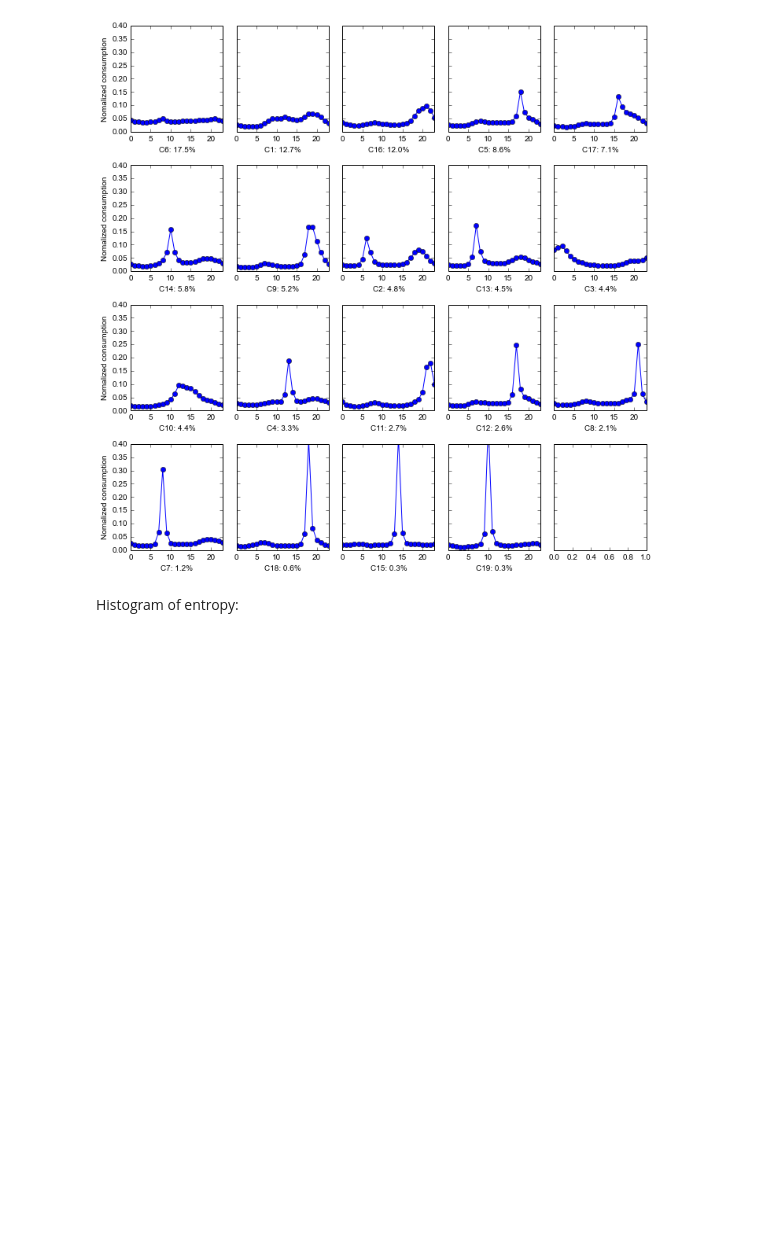
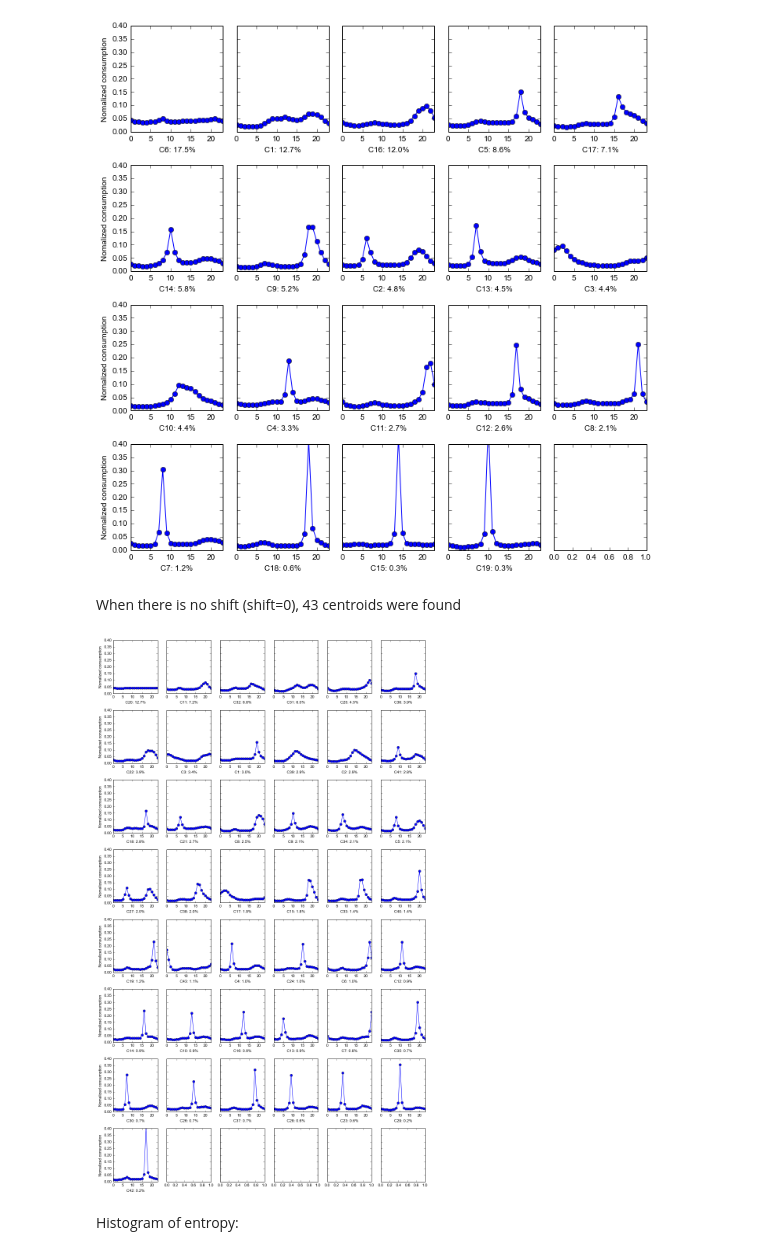
Before and after one commit to xiufengliu/SmartMeterDataAnalytics, a Jupyter notebook: experiments/clustering/Figures.ipynb, the cells around one changed output. Cells and saved outputs as stored; diff of their text form; code cells hidden in the pictures; blank space fills up the shorter version.

```diff
--- a/experiments/clustering/Figures.ipynb
+++ b/experiments/clustering/Figures.ipynb
@@ -167,6 +161,12 @@ data.centroidCount.plot.kde()
 plot_centroids("au_centroid.csv", 4, 5, 0.4)
 # %% [output]
 [figure]
+# %% [markdown]
+When there is no shift (shift=0), 43 centroids were found
+# %%
+plot_centroids("au_centroid_0.csv", 8, 6, 0.4,fsize=(12,20))
+# %% [output]
+[figure, added]
 # %% [markdown]
 Histogram of entropy:
 # %%
```
Also changed, not shown: parts of 26 cells of this notebook, 8 other files.
